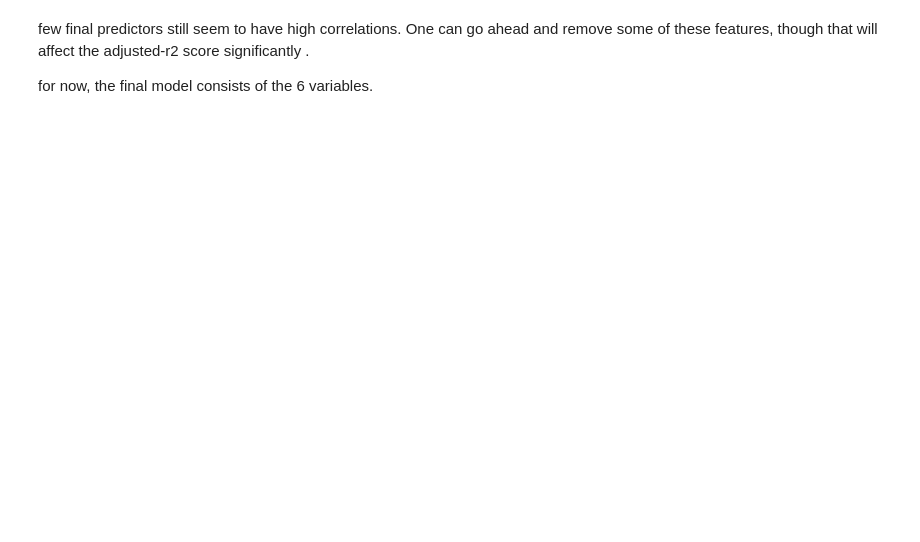
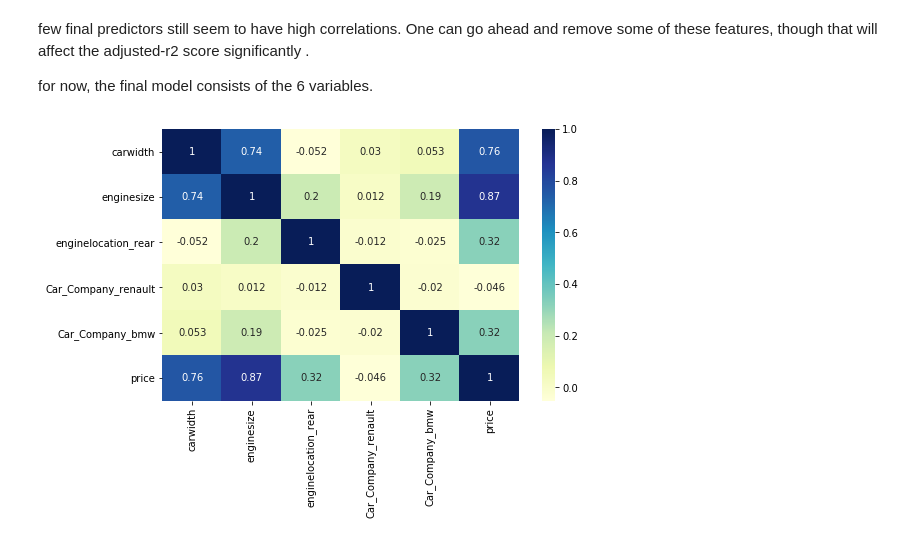
Before and after one commit to Shivanigoud244/MachineLearning, a Jupyter notebook: Regression/CarPrice/Car_LR.ipynb, the cells around one changed output. Cells and saved outputs as stored; diff of their text form; code cells hidden in the pictures; blank space fills up the shorter version.

```diff
--- a/Regression/CarPrice/Car_LR.ipynb
+++ b/Regression/CarPrice/Car_LR.ipynb
@@ -777,3 +879,11 @@ plt.show()
  One can go ahead and remove some of these features, though that will affect the adjusted-r2 score significantly .
 
 for now, the final model consists of the 6 variables.
+# %%
+plt.figure(figsize=(8,5))
+
+# Heatmap
+sns.heatmap(df_cars[['carwidth', 'enginesize', 'enginelocation_rear', 'Car_Company_renault','Car_Company_bmw', 'price']].corr(), cmap="YlGnBu", annot=True)
+plt.show()
+# %% [output]
+[figure, added]
```
Also changed, not shown: parts of 19 cells of this notebook.
